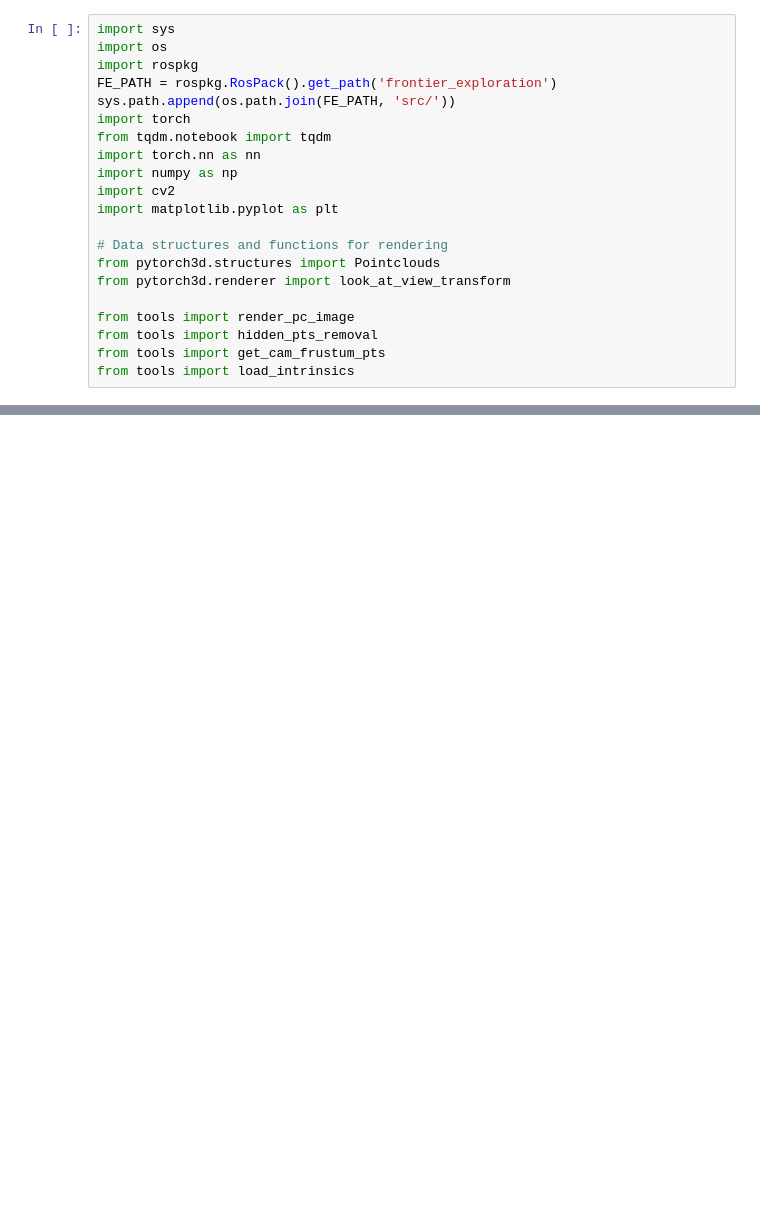
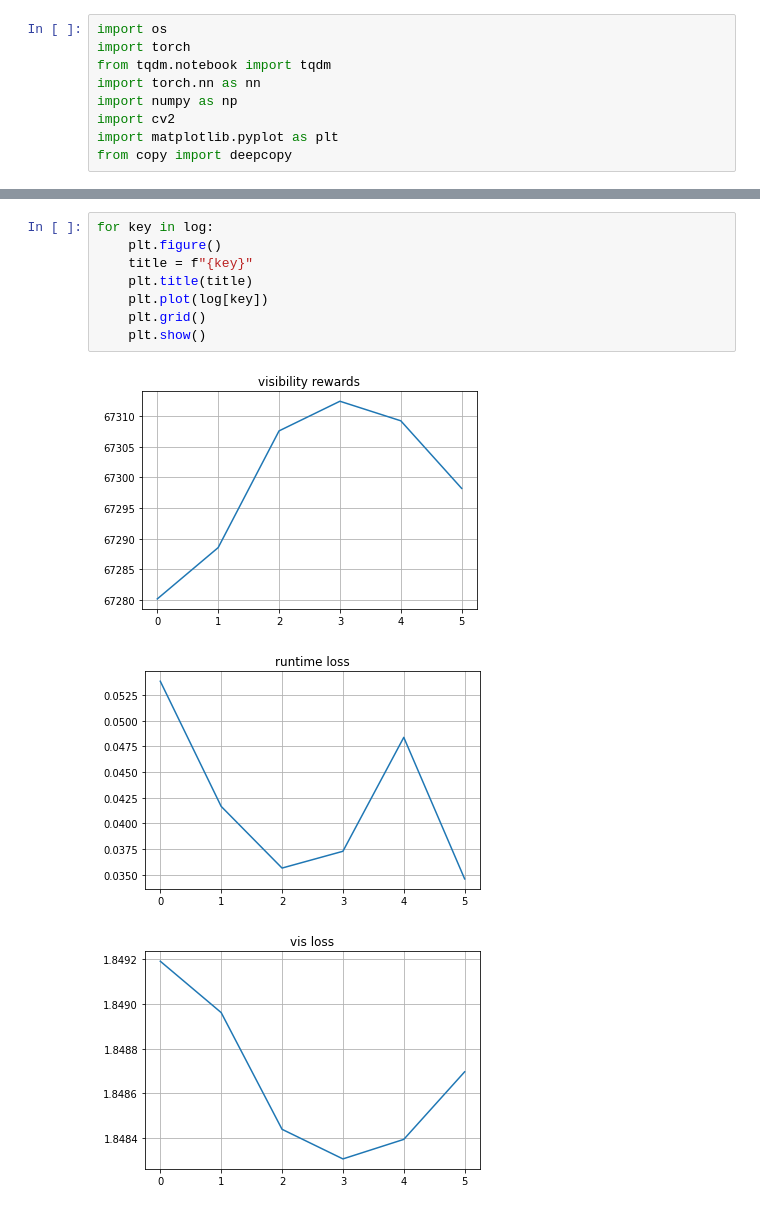
Before and after one commit to ctu-vras/trajectory_optimization, a Jupyter notebook: notebooks/camera_traj_optimization.ipynb, the cells around one changed output, grey strips where cells are left out. Drawn from its saved outputs; the diff is of its cells as text; blank space fills up the shorter version.

```diff
--- a/notebooks/camera_traj_optimization.ipynb
+++ b/notebooks/camera_traj_optimization.ipynb
@@ -1,21 +14,9 @@
 # %%
-import sys
 import os
-import rospkg
-FE_PATH = rospkg.RosPack().get_path('frontier_exploration')
-sys.path.append(os.path.join(FE_PATH, 'src/'))
 import torch
 from tqdm.notebook import tqdm
 import torch.nn as nn
 import numpy as np
 import cv2
 import matplotlib.pyplot as plt
-
-# Data structures and functions for rendering
-from pytorch3d.structures import Pointclouds
-from pytorch3d.renderer import look_at_view_transform
-
-from tools import render_pc_image
-from tools import hidden_pts_removal
-from tools import get_cam_frustum_pts
-from tools import load_intrinsics
+from copy import deepcopy
@@ -207,0 +337,12 @@ Trajectory visibility score: 69611.328125
+# %%
+for key in log:
+    plt.figure()
+    title = f"{key}"
+    plt.title(title)
+    plt.plot(log[key])
+    plt.grid()
+    plt.show()
+# %% [output]
+[figure, added]
+[figure, added]
+[figure, added]
```
Also changed, not shown: parts of 15 cells of this notebook.
